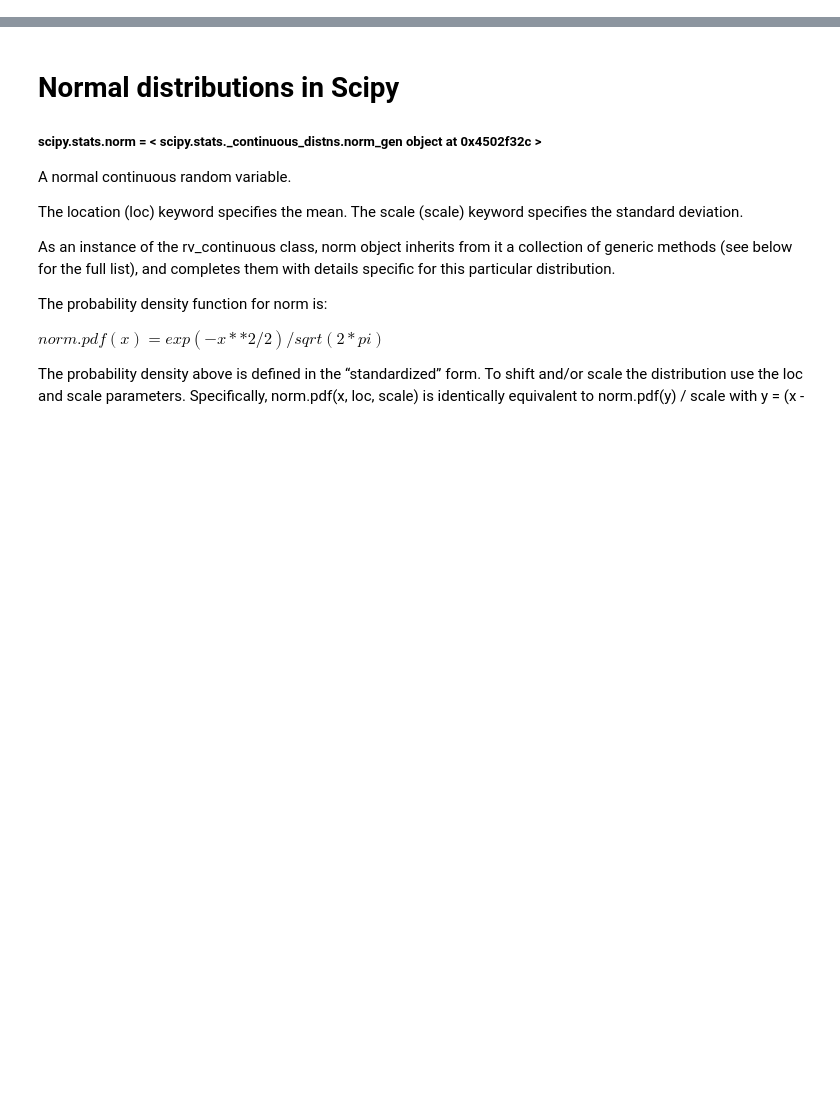
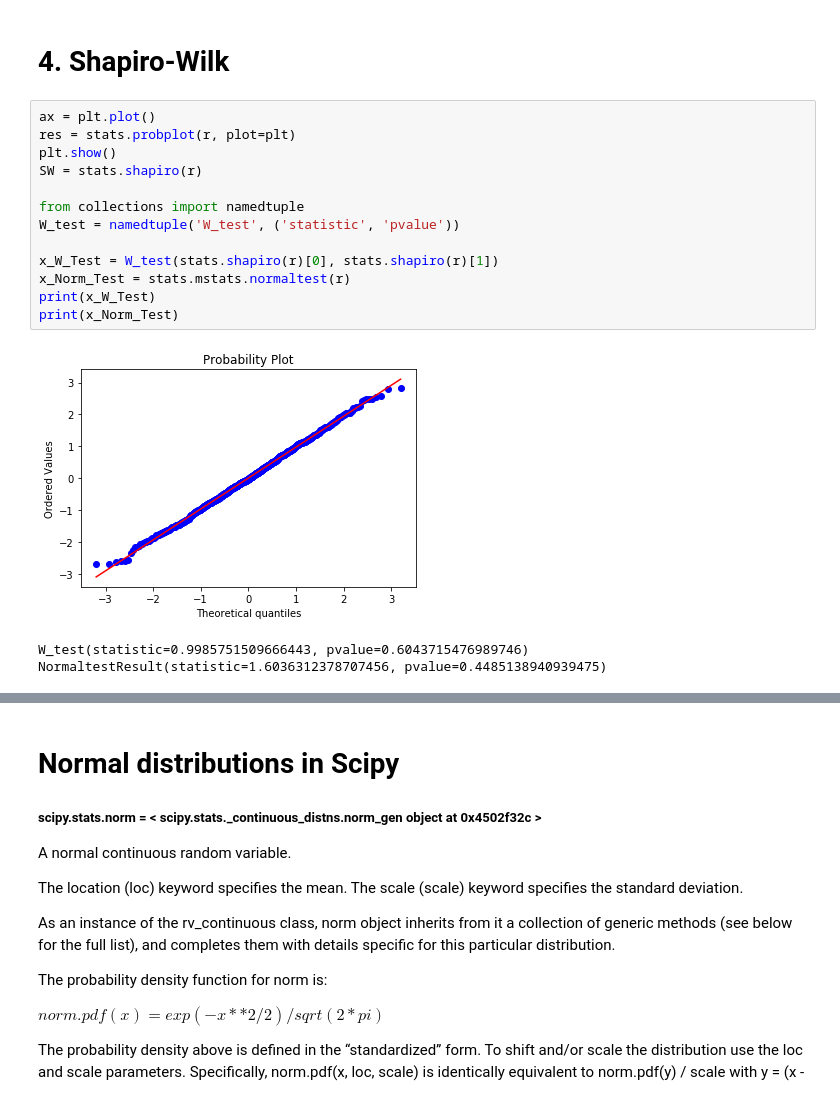
Before and after one commit to danhagg/DataScienceMaterials_Python, a Jupyter notebook: scipy_stats/0.Statistics.ipynb, the cells around one changed output, grey strips where cells are left out. Saved outputs shown, nothing was run; the diff lists cells and outputs as text; blank space fills up the shorter version.

```diff
--- a/scipy_stats/0.Statistics.ipynb
+++ b/scipy_stats/0.Statistics.ipynb
@@ -77,0 +62,19 @@ df1.sort_values('A',ascending=False)
+# %% [markdown]
+# 4. Shapiro-Wilk
+# %%
+ax = plt.plot()
+res = stats.probplot(r, plot=plt)
+plt.show()
+SW = stats.shapiro(r)
+
+from collections import namedtuple
+W_test = namedtuple('W_test', ('statistic', 'pvalue'))
+
+x_W_Test = W_test(stats.shapiro(r)[0], stats.shapiro(r)[1])
+x_Norm_Test = stats.mstats.normaltest(r)
+print(x_W_Test)
+print(x_Norm_Test)
+# %% [output]
+[figure, added]
+W_test(statistic=0.9985751509666443, pvalue=0.6043715476989746)
+NormaltestResult(statistic=1.6036312378707456, pvalue=0.4485138940939475)
```
Also changed, not shown: parts of 27 cells of this notebook, 4 other files.
